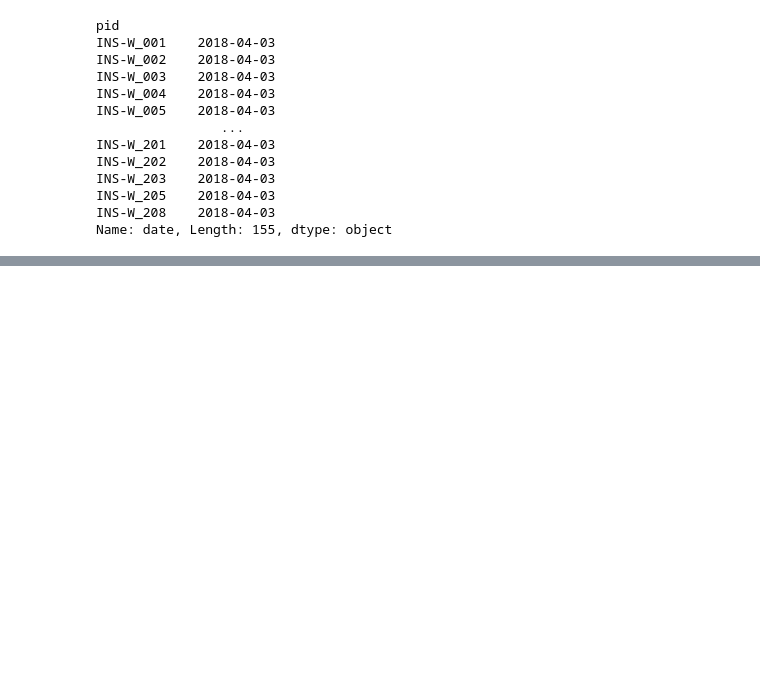
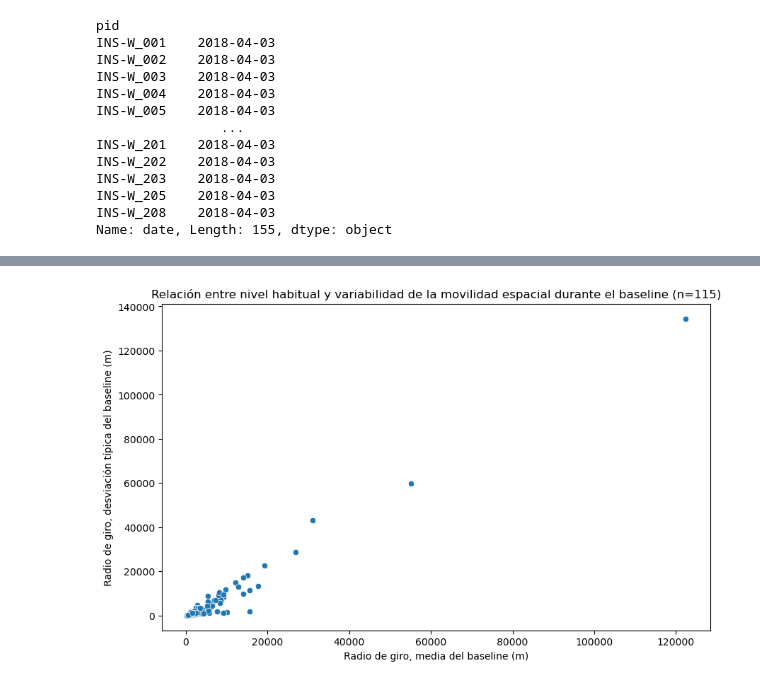
Before and after one commit to alejandrobarriel/globem, a Jupyter notebook: notebooks/globem.ipynb, the cells around one changed output, grey strips where cells are left out. Saved outputs shown, nothing was run; the diff lists cells and outputs as text; code cells hidden in the pictures; blank space fills up the shorter version.

```diff
--- a/notebooks/globem.ipynb
+++ b/notebooks/globem.ipynb
@@ -1289,0 +1535,9 @@ Name: date, Length: 155, dtype: object
+# %%
+plt.figure(figsize=(10, 6))
+sns.scatterplot(data=baseline_location, x="mean", y="std")
+plt.title("Relación entre nivel habitual y variabilidad de la movilidad espacial durante el baseline (n=115)")
+plt.xlabel("Radio de giro, media del baseline (m)")
+plt.ylabel("Radio de giro, desviación típica del baseline (m)")
+plt.show()
+# %% [output]
+[figure, added]
```
Also changed, not shown: parts of 117 cells of this notebook.
